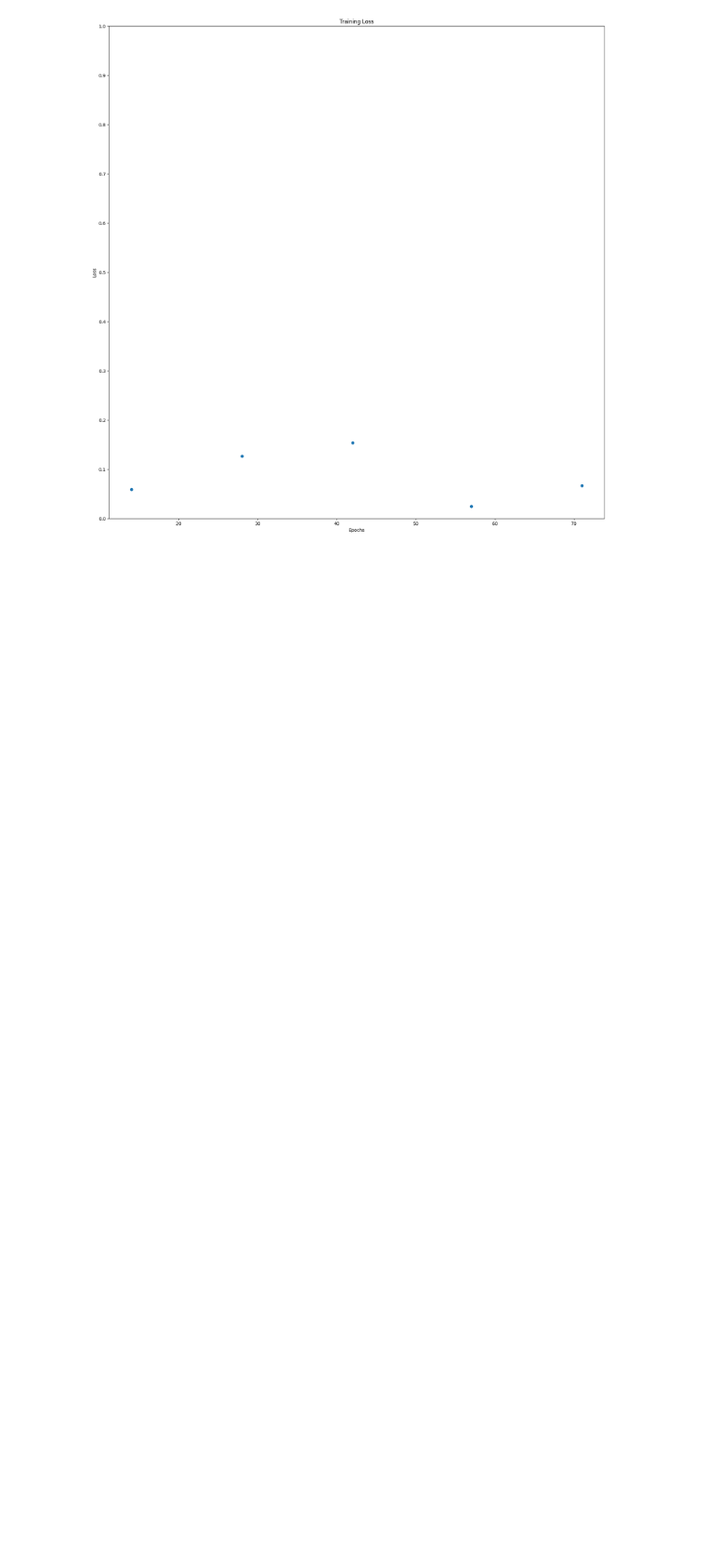
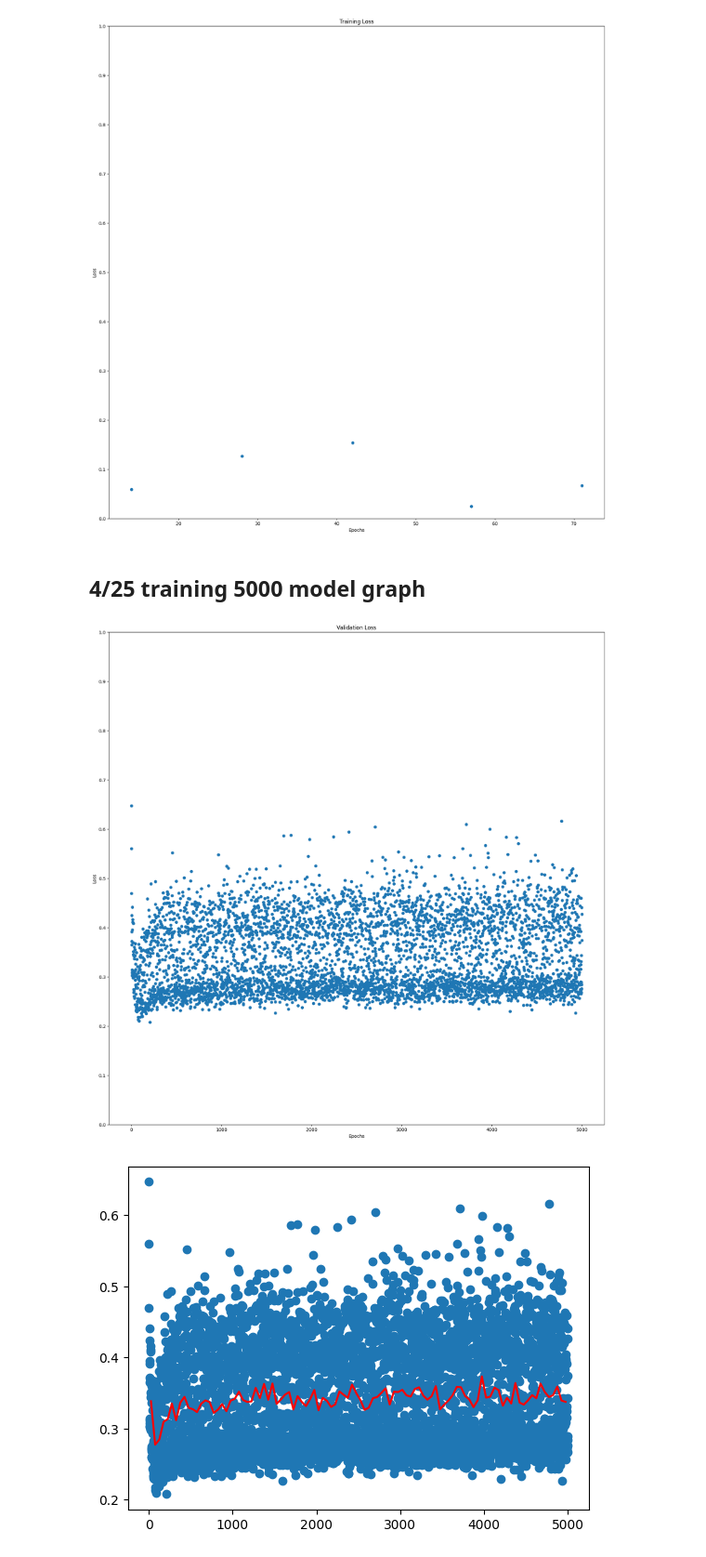
Before and after one commit to srutiswathi/AIM-Anomaly-Detection, a Jupyter notebook: graph.ipynb, the cells around one changed output. Shown at 93% size. Cells and saved outputs as stored; diff of their text form; code cells hidden in the pictures; blank space fills up the shorter version.

Commit message:
4/26 trained new model (rgb)
Former-commit-id: ff2aa1fc7ecfc5880577e022c5e151b20277577c

```diff
--- a/graph.ipynb
+++ b/graph.ipynb
@@ -157,3 +157,57 @@ ax.set_yticks([0.0,0.1,0.2,0.3,0.4,0.5,0.6,0.7,0.8,0.9,1.0])
 plt.show()
 # %% [output]
 [figure]
+# %% [markdown]
+## 4/25 training 5000 model graph
+# %%
+val_loss = {}
+train_loss = {}
+with open("./newmodels_info/Training3/training_loss_rgb.txt") as f:
+    lines = f.readlines()
+    step = -1
+    for line in lines:
+        line = line.strip()
+        if(line == "----------"):
+            continue
+        elif(line.split(" ")[0] == "Length"):
+            continue
+        elif(line.split(" ")[0] == "Step"):
+            step += 1
+        elif(line.split(" ")[0] == "val"):
+            # val Loc Loss: 0.6253 Cls Loss: 0.6448 Tot Loss: 0.6351
+            val_loss[step] = float(line.split(" ")[9])
+        elif(line.split(" ")[0] == "train"):
+            # train Loc Loss: 0.0032 Cls Loss: 0.0022 Tot Loss: 0.0027
+            train_loss[step] = float(line.split(" ")[9])
+# %%
+import matplotlib.pyplot as plt
+import numpy as np
+lists = sorted(val_loss.items()) # sorted by key, return a list of tuples
+x, y = zip(*lists) # unpack a list of pairs into two tuples
+x = list(x)
+y = list(y)
+# x = x[:1000]
+# y = y[:1000]
+# y=np.array(y)
+fig, ax = plt.subplots(figsize=(20,20))
+ax.plot(x, y, 'o')
+ax.set(xlabel='Epochs', ylabel='Loss', title='Validation Loss')
+ax.set_yticks([0.0,0.1,0.2,0.3,0.4,0.5,0.6,0.7,0.8,0.9,1.0])
+# ax.fill_between(x, y-(np.std(y)/np.sqrt(len(y))), y+(np.std(y)/np.sqrt(len(y))))
+# fig.savefig("test.svg")
+plt.show()
+
+nbins = 100
+n, _ = np.histogram(x, bins=nbins)
+sy, _ = np.histogram(x, bins=nbins, weights=y)
+# sy2, _ = np.histogram(x, bins=nbins, weights=y*y)
+mean = sy / n
+# std = np.sqrt(sy2/n - mean*mean)
+
+plt.plot(x, y, 'o')
+plt.errorbar((_[1:] + _[:-1])/2, mean, fmt='r-')
+                                #  yerr=std
+plt.show()
+# %% [output]
+[figure, added]
+[figure, added]
```
Also changed, not shown: parts of 1 cell of this notebook, 31 other files.
